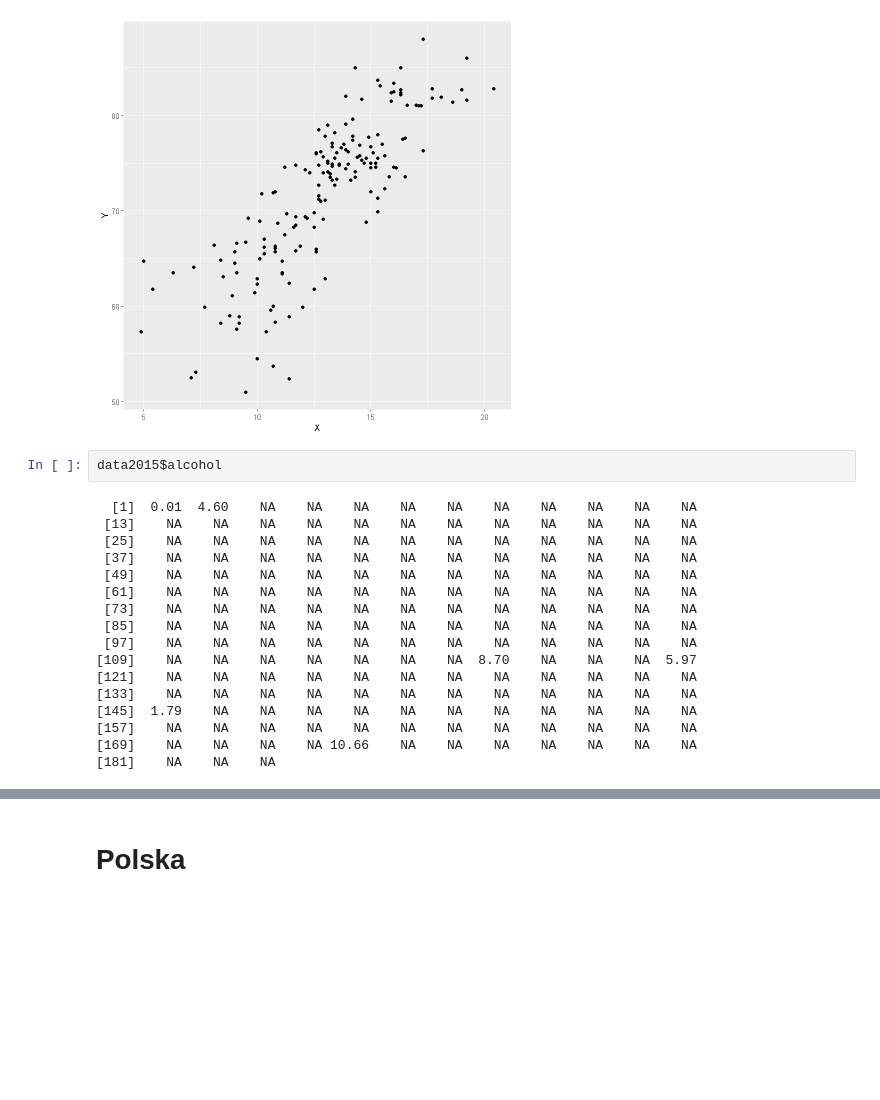
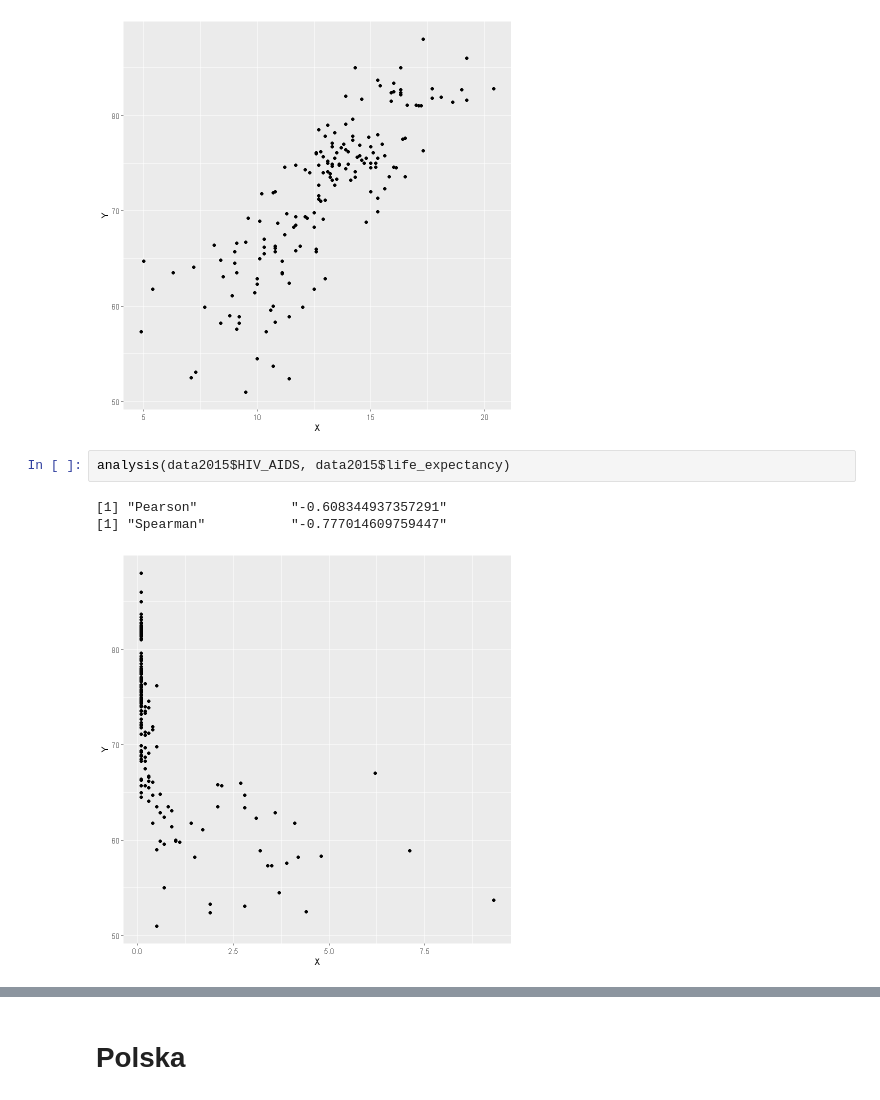
Before and after one commit to Szymex49/What_affects_life_expectancy-statistical_analysis, a Jupyter notebook: Malec.ipynb, the cells around one changed output, grey strips where cells are left out. Saved outputs shown, nothing was run; the diff lists cells and outputs as text; blank space fills up the shorter version.

```diff
--- a/Malec.ipynb
+++ b/Malec.ipynb
@@ -214,22 +226,9 @@ analysis(data2015$schooling, data2015$life_expectancy)
 Warning message:
 "Removed 10 rows containing missing values (`geom_point()`)."
 [figure]
-# %%
-data2015$alcohol
-# %% [output]
-  [1]  0.01  4.60    NA    NA    NA    NA    NA    NA    NA    NA    NA    NA
- [13]    NA    NA    NA    NA    NA    NA    NA    NA    NA    NA    NA    NA
- [25]    NA    NA    NA    NA    NA    NA    NA    NA    NA    NA    NA    NA
- [37]    NA    NA    NA    NA    NA    NA    NA    NA    NA    NA    NA    NA
- [49]    NA    NA    NA    NA    NA    NA    NA    NA    NA    NA    NA    NA
- [61]    NA    NA    NA    NA    NA    NA    NA    NA    NA    NA    NA    NA
- [73]    NA    NA    NA    NA    NA    NA    NA    NA    NA    NA    NA    NA
- [85]    NA    NA    NA    NA    NA    NA    NA    NA    NA    NA    NA    NA
- [97]    NA    NA    NA    NA    NA    NA    NA    NA    NA    NA    NA    NA
-[109]    NA    NA    NA    NA    NA    NA    NA  8.70    NA    NA    NA  5.97
-[121]    NA    NA    NA    NA    NA    NA    NA    NA    NA    NA    NA    NA
-[133]    NA    NA    NA    NA    NA    NA    NA    NA    NA    NA    NA    NA
-[145]  1.79    NA    NA    NA    NA    NA    NA    NA    NA    NA    NA    NA
-[157]    NA    NA    NA    NA    NA    NA    NA    NA    NA    NA    NA    NA
-[169]    NA    NA    NA    NA 10.66    NA    NA    NA    NA    NA    NA    NA
-[181]    NA    NA    NA
+# %%
+analysis(data2015$HIV_AIDS, data2015$life_expectancy)
+# %% [output]
+[1] "Pearson"            "-0.608344937357291"
+[1] "Spearman"           "-0.777014609759447"
+[figure, added]
```
Also changed, not shown: parts of 12 cells of this notebook.
